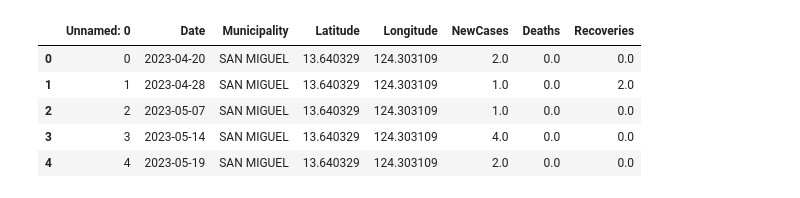
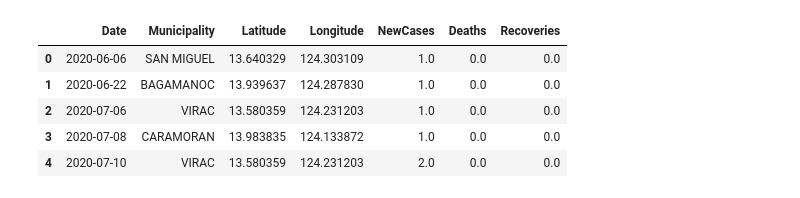
Before and after one commit to dddelacruz/cs198-scl-envi-2425, a Jupyter notebook: vaccinated_vs_non_vaccinated.ipynb, the cells around one changed output. Saved outputs shown, nothing was run; the diff lists cells and outputs as text; code cells hidden in the pictures.

Commit message:
feat: update catanduanes.csv

```diff
--- a/vaccinated_vs_non_vaccinated.ipynb
+++ b/vaccinated_vs_non_vaccinated.ipynb
@@ -6,12 +6,12 @@ import ipywidgets as widgets
 from ipywidgets import interact
 from matplotlib import pyplot as plt
 # %%
-df = pd.read_csv('./aggregated_data/CATANDUANES2.csv')
+df = pd.read_csv('./aggregated_data/CATANDUANES.csv')
 df.head()
 # %% [output]
-|  | Unnamed: 0 | Date | Municipality | Latitude | Longitude | NewCases | Deaths | Recoveries |
-| 0 | 0 | 2023-04-20 | SAN MIGUEL | 13.640329 | 124.303109 | 2.0 | 0.0 | 0.0 |
-| 1 | 1 | 2023-04-28 | SAN MIGUEL | 13.640329 | 124.303109 | 1.0 | 0.0 | 2.0 |
-| 2 | 2 | 2023-05-07 | SAN MIGUEL | 13.640329 | 124.303109 | 1.0 | 0.0 | 0.0 |
-| 3 | 3 | 2023-05-14 | SAN MIGUEL | 13.640329 | 124.303109 | 4.0 | 0.0 | 0.0 |
-| 4 | 4 | 2023-05-19 | SAN MIGUEL | 13.640329 | 124.303109 | 2.0 | 0.0 | 0.0 |
+|  | Date | Municipality | Latitude | Longitude | NewCases | Deaths | Recoveries |
+| 0 | 2020-06-06 | SAN MIGUEL | 13.640329 | 124.303109 | 1.0 | 0.0 | 0.0 |
+| 1 | 2020-06-22 | BAGAMANOC | 13.939637 | 124.287830 | 1.0 | 0.0 | 0.0 |
+| 2 | 2020-07-06 | VIRAC | 13.580359 | 124.231203 | 1.0 | 0.0 | 0.0 |
+| 3 | 2020-07-08 | CARAMORAN | 13.983835 | 124.133872 | 1.0 | 0.0 | 0.0 |
+| 4 | 2020-07-10 | VIRAC | 13.580359 | 124.231203 | 2.0 | 0.0 | 0.0 |
```
Also changed, not shown: parts of 6 cells of this notebook, 4 other files.
